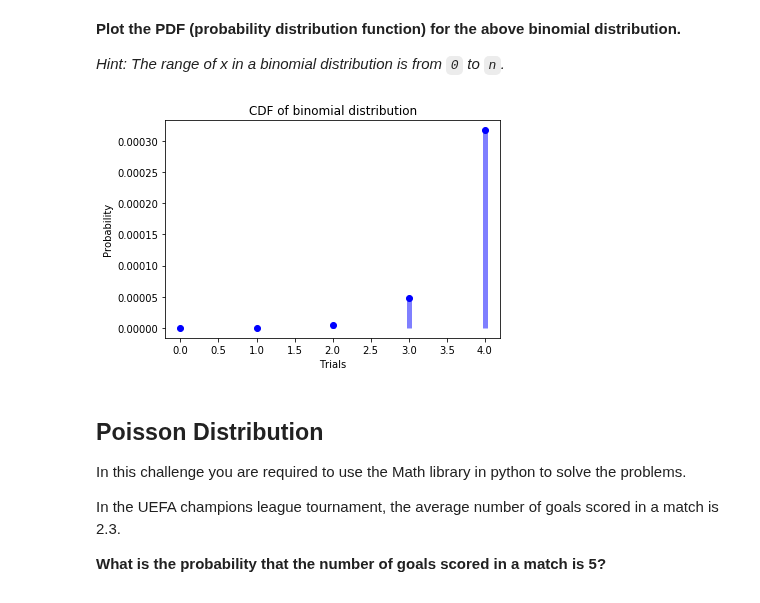
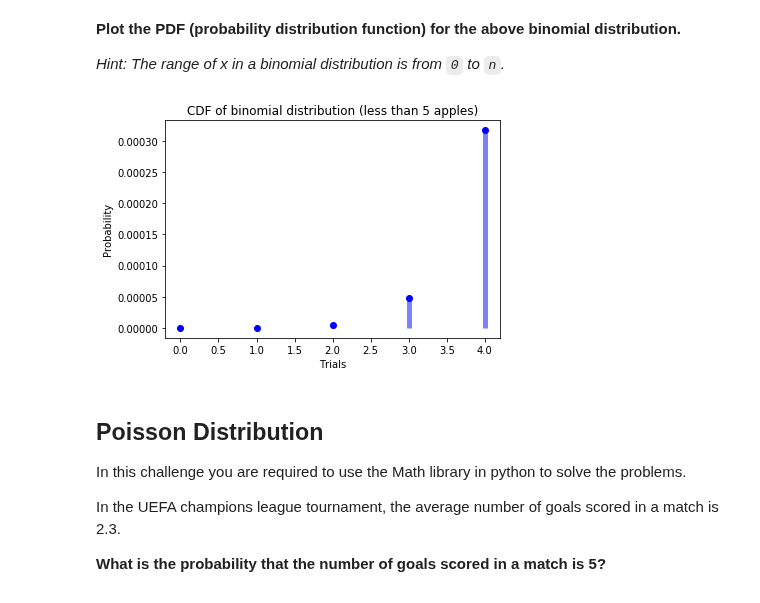
Before and after one commit to ta-data-lis/lab-probability-distributions, a Jupyter notebook: your-code/discrete.ipynb, the cells around one changed output. Drawn from its saved outputs; the diff is of its cells as text; code cells hidden in the pictures.

```diff
--- a/your-code/discrete.ipynb
+++ b/your-code/discrete.ipynb
@@ -149,22 +168,21 @@ cdf: 0.001611524643456288
 # %%
 # your code here
 # Please label the axes and give a title to the plot
 
 n=20
 p = 0.6
 binomial = stats.binom(n,p)
-# cumulative distribution function, probability of having up to one given value
-# (sum of probs of all values up to a given value)print('cdf:', binomial.cdf(5))
+binomial.cdf(4)
 x = np.arange(0,5)
 fig, ax = plt.subplots(1, 1)
 ax.plot(x, stats.binom.cdf(x, n, p), 'bo')
 ax.vlines(x, 0, stats.binom.cdf(x, n, p), colors='b', lw=5, alpha=0.5)
 plt.xlabel('Trials')
 plt.ylabel('Probability')
-plt.title('CDF of binomial distribution')
+plt.title('CDF of binomial distribution (less than 5 apples)')
 plt.show()
 # %% [output]
-[figure, old version]
+[figure, new version]
 # %% [markdown]
 ## Poisson Distribution
 
```
Also changed, not shown: parts of 13 cells of this notebook.
